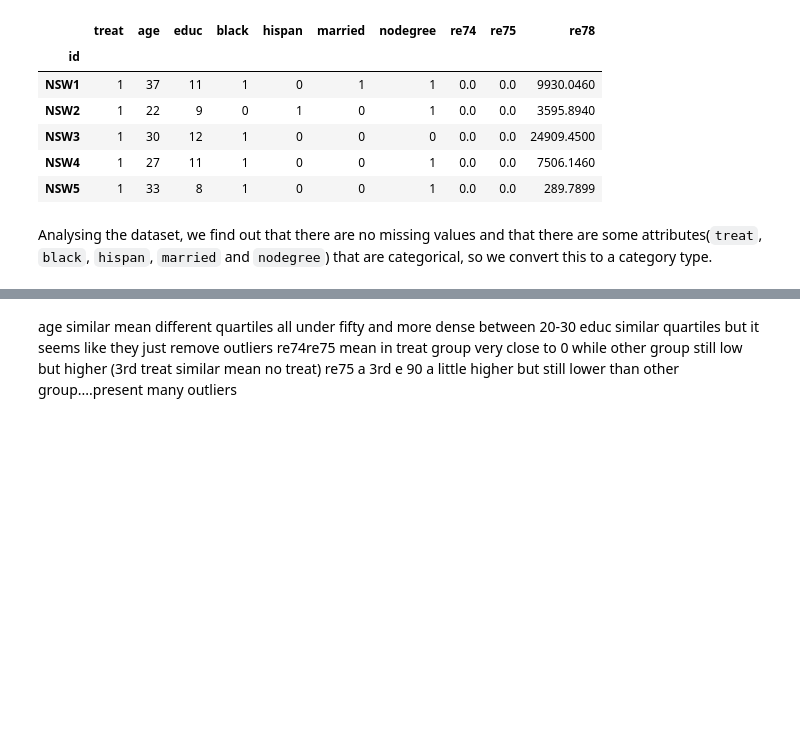
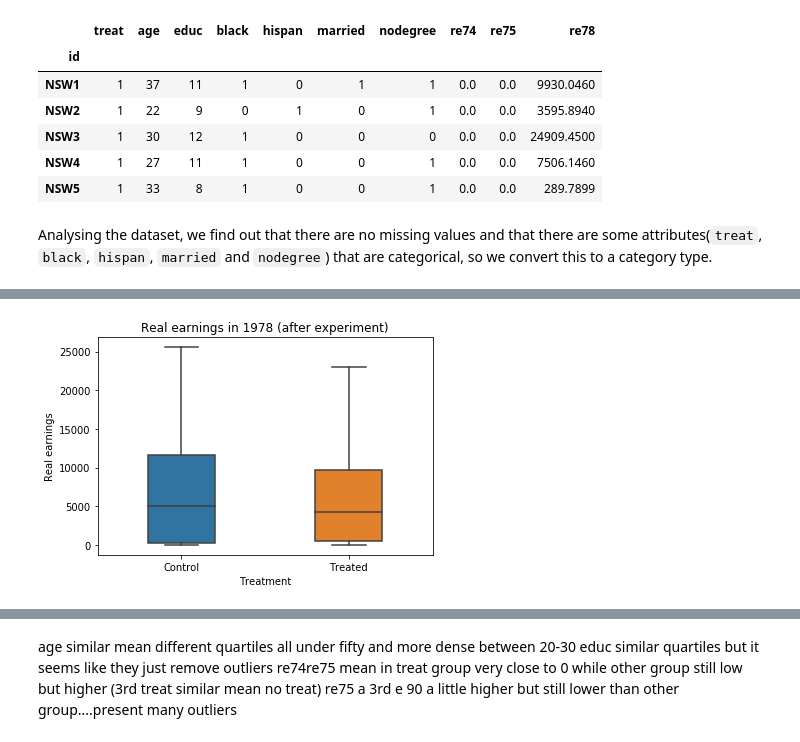
Before and after one commit to zenhaeus/cs-401, a Jupyter notebook: 04 - Applied ML/Homework-04.ipynb, the cells around one changed output, grey strips where cells are left out. Cells and saved outputs as stored; diff of their text form; code cells hidden in the pictures; blank space fills up the shorter version.

```diff
--- a/04 - Applied ML/Homework-04.ipynb
+++ b/04 - Applied ML/Homework-04.ipynb
@@ -247,0 +120,8 @@ plot_range_boxplots(df)
+# %%
+fig = sns.boxplot(x=df.Treatment,y=df.re78, width=0.4, showfliers=False)
+fig.set_xticklabels(['Control', 'Treated'])
+fig.set_ylabel('Real earnings')
+fig.set_title('Real earnings in 1978 (after experiment)')
+plt.show()
+# %% [output]
+[figure, added]
```
Also changed, not shown: parts of 89 cells of this notebook.
